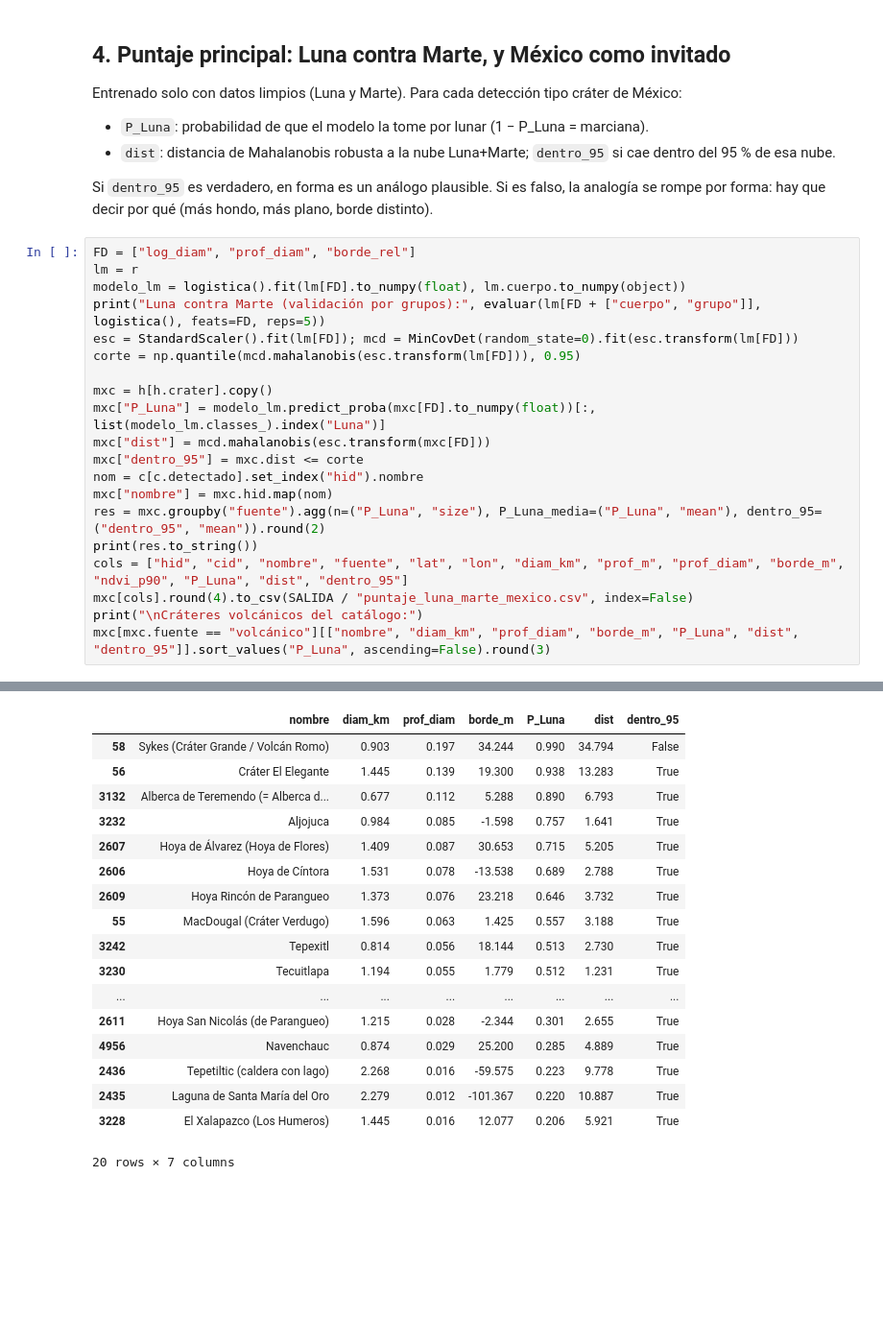
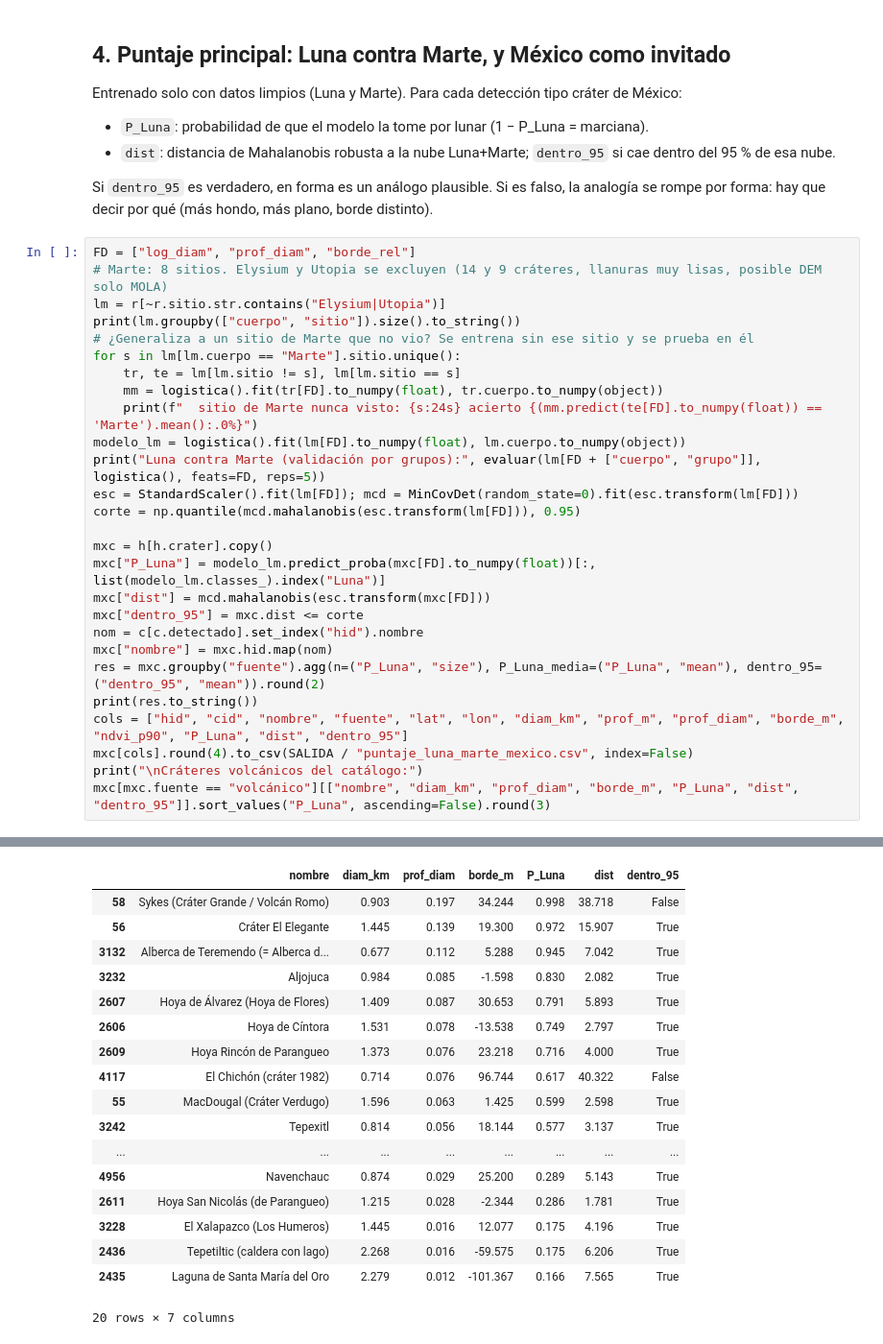
Before and after one commit to Niettzche/spaceapps-2026, a Jupyter notebook: ciencia_datos/03_etiquetas_por_fuentes.ipynb, the cells around one changed output, grey strips where cells are left out. Shown at 96% size. Saved outputs shown, nothing was run; the diff lists cells and outputs as text; blank space fills up the shorter version.

Commit message:
Notebook 03: Marte con 8 sitios y validación con cráteres de impacto terrestres
Co-Authored-By: Claude Opus 5.5 <noreply@anthropic.com>

```diff
--- a/ciencia_datos/03_etiquetas_por_fuentes.ipynb
+++ b/ciencia_datos/03_etiquetas_por_fuentes.ipynb
@@ -223,7 +223,14 @@ Entrenado solo con datos limpios (Luna y Marte). Para cada detección tipo crát
 Si `dentro_95` es verdadero, en forma es un análogo plausible. Si es falso, la analogía se rompe por forma: hay que decir por qué (más hondo, más plano, borde distinto).
 # %%
 FD = ["log_diam", "prof_diam", "borde_rel"]
-lm = r
+# Marte: 8 sitios. Elysium y Utopia se excluyen (14 y 9 cráteres, llanuras muy lisas, posible DEM solo MOLA)
+lm = r[~r.sitio.str.contains("Elysium|Utopia")]
+print(lm.groupby(["cuerpo", "sitio"]).size().to_string())
+# ¿Generaliza a un sitio de Marte que no vio? Se entrena sin ese sitio y se prueba en él
+for s in lm[lm.cuerpo == "Marte"].sitio.unique():
+    tr, te = lm[lm.sitio != s], lm[lm.sitio == s]
+    mm = logistica().fit(tr[FD].to_numpy(float), tr.cuerpo.to_numpy(object))
+    print(f"  sitio de Marte nunca visto: {s:24s} acierto {(mm.predict(te[FD].to_numpy(float)) == 'Marte').mean():.0%}")
 modelo_lm = logistica().fit(lm[FD].to_numpy(float), lm.cuerpo.to_numpy(object))
 print("Luna contra Marte (validación por grupos):", evaluar(lm[FD + ["cuerpo", "grupo"]], logistica(), feats=FD, reps=5))
 esc = StandardScaler().fit(lm[FD]); mcd = MinCovDet(random_state=0).fit(esc.transform(lm[FD]))
@@ -251,22 +267,22 @@ volcánico       20          0.54       0.90
 
 Cráteres volcánicos del catálogo:
 |  | nombre | diam_km | prof_diam | borde_m | P_Luna | dist | dentro_95 |
-| 58 | Sykes (Cráter Grande / Volcán Romo) | 0.903 | 0.197 | 34.244 | 0.990 | 34.794 | False |
-| 56 | Cráter El Elegante | 1.445 | 0.139 | 19.300 | 0.938 | 13.283 | True |
-| 3132 | Alberca de Teremendo (= Alberca d... | 0.677 | 0.112 | 5.288 | 0.890 | 6.793 | True |
-| 3232 | Aljojuca | 0.984 | 0.085 | -1.598 | 0.757 | 1.641 | True |
-| 2607 | Hoya de Álvarez (Hoya de Flores) | 1.409 | 0.087 | 30.653 | 0.715 | 5.205 | True |
-| 2606 | Hoya de Cíntora | 1.531 | 0.078 | -13.538 | 0.689 | 2.788 | True |
-| 2609 | Hoya Rincón de Parangueo | 1.373 | 0.076 | 23.218 | 0.646 | 3.732 | True |
-| 55 | MacDougal (Cráter Verdugo) | 1.596 | 0.063 | 1.425 | 0.557 | 3.188 | True |
-| 3242 | Tepexitl | 0.814 | 0.056 | 18.144 | 0.513 | 2.730 | True |
-| 3230 | Tecuitlapa | 1.194 | 0.055 | 1.779 | 0.512 | 1.231 | True |
+| 58 | Sykes (Cráter Grande / Volcán Romo) | 0.903 | 0.197 | 34.244 | 0.998 | 38.718 | False |
+| 56 | Cráter El Elegante | 1.445 | 0.139 | 19.300 | 0.972 | 15.907 | True |
+| 3132 | Alberca de Teremendo (= Alberca d... | 0.677 | 0.112 | 5.288 | 0.945 | 7.042 | True |
+| 3232 | Aljojuca | 0.984 | 0.085 | -1.598 | 0.830 | 2.082 | True |
+| 2607 | Hoya de Álvarez (Hoya de Flores) | 1.409 | 0.087 | 30.653 | 0.791 | 5.893 | True |
+| 2606 | Hoya de Cíntora | 1.531 | 0.078 | -13.538 | 0.749 | 2.797 | True |
+| 2609 | Hoya Rincón de Parangueo | 1.373 | 0.076 | 23.218 | 0.716 | 4.000 | True |
+| 4117 | El Chichón (cráter 1982) | 0.714 | 0.076 | 96.744 | 0.617 | 40.322 | False |
+| 55 | MacDougal (Cráter Verdugo) | 1.596 | 0.063 | 1.425 | 0.599 | 2.598 | True |
+| 3242 | Tepexitl | 0.814 | 0.056 | 18.144 | 0.577 | 3.137 | True |
 | ... | ... | ... | ... | ... | ... | ... | ... |
-| 2611 | Hoya San Nicolás (de Parangueo) | 1.215 | 0.028 | -2.344 | 0.301 | 2.655 | True |
-| 4956 | Navenchauc | 0.874 | 0.029 | 25.200 | 0.285 | 4.889 | True |
-| 2436 | Tepetiltic (caldera con lago) | 2.268 | 0.016 | -59.575 | 0.223 | 9.778 | True |
-| 2435 | Laguna de Santa María del Oro | 2.279 | 0.012 | -101.367 | 0.220 | 10.887 | True |
-| 3228 | El Xalapazco (Los Humeros) | 1.445 | 0.016 | 12.077 | 0.206 | 5.921 | True |
+| 4956 | Navenchauc | 0.874 | 0.029 | 25.200 | 0.289 | 5.143 | True |
+| 2611 | Hoya San Nicolás (de Parangueo) | 1.215 | 0.028 | -2.344 | 0.286 | 1.781 | True |
+| 3228 | El Xalapazco (Los Humeros) | 1.445 | 0.016 | 12.077 | 0.175 | 4.196 | True |
+| 2436 | Tepetiltic (caldera con lago) | 2.268 | 0.016 | -59.575 | 0.175 | 6.206 | True |
+| 2435 | Laguna de Santa María del Oro | 2.279 | 0.012 | -101.367 | 0.166 | 7.565 | True |
 20 rows × 7 columns
 # %%
 fig, ax = plt.subplots(figsize=(8, 5))
```
Also changed, not shown: parts of 8 cells of this notebook, 4 other files.
